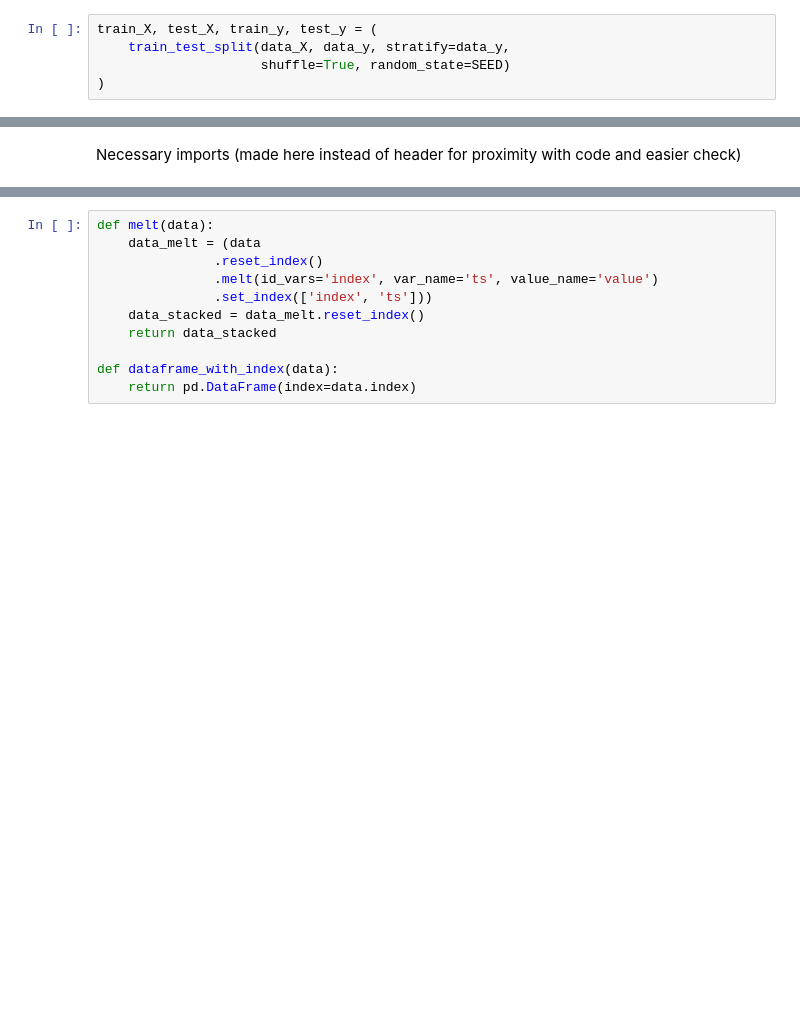
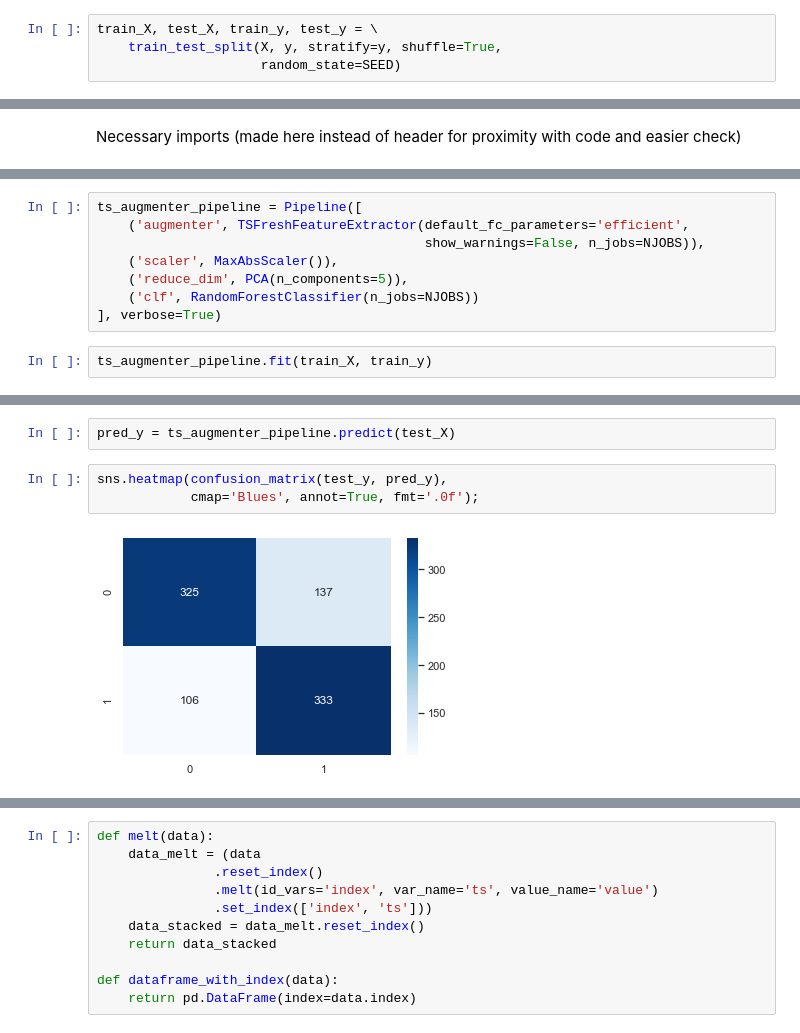
Before and after one commit to seoruosa/ml-study-group, a Jupyter notebook: notebooks/2020-08-29-aac-forda-ts-classification-approaches-with-pipeline.ipynb, the cells around one changed output, grey strips where cells are left out. Cells and saved outputs as stored; diff of their text form; blank space fills up the shorter version.

```diff
--- a/notebooks/2020-08-29-aac-forda-ts-classification-approaches-with-pipeline.ipynb
+++ b/notebooks/2020-08-29-aac-forda-ts-classification-approaches-with-pipeline.ipynb
@@ -172,8 +174,7 @@ data_y = data['class'].head(n=100)
 # %%
-train_X, test_X, train_y, test_y = (
-    train_test_split(data_X, data_y, stratify=data_y,
-                     shuffle=True, random_state=SEED)
-)
+train_X, test_X, train_y, test_y = \
+    train_test_split(X, y, stratify=y, shuffle=True,
+                     random_state=SEED)
 # %% [markdown]
 # tsfresh
 
@@ -195,0 +198,10 @@ tsfresh is able to handle a few [data formats](https://tsfresh.readthedocs.io/en
+# %%
+ts_augmenter_pipeline = Pipeline([
+    ('augmenter', TSFreshFeatureExtractor(default_fc_parameters='efficient',
+                                          show_warnings=False, n_jobs=NJOBS)),
+    ('scaler', MaxAbsScaler()),
+    ('reduce_dim', PCA(n_components=5)),
+    ('clf', RandomForestClassifier(n_jobs=NJOBS))
+], verbose=True)
+# %%
+ts_augmenter_pipeline.fit(train_X, train_y)
@@ -195,0 +218,7 @@ tsfresh is able to handle a few [data formats](https://tsfresh.readthedocs.io/en
+# %%
+pred_y = ts_augmenter_pipeline.predict(test_X)
+# %%
+sns.heatmap(confusion_matrix(test_y, pred_y),
+            cmap='Blues', annot=True, fmt='.0f');
+# %% [output]
+[figure, added]
```
Also changed, not shown: parts of 45 cells of this notebook, 1 other file.
